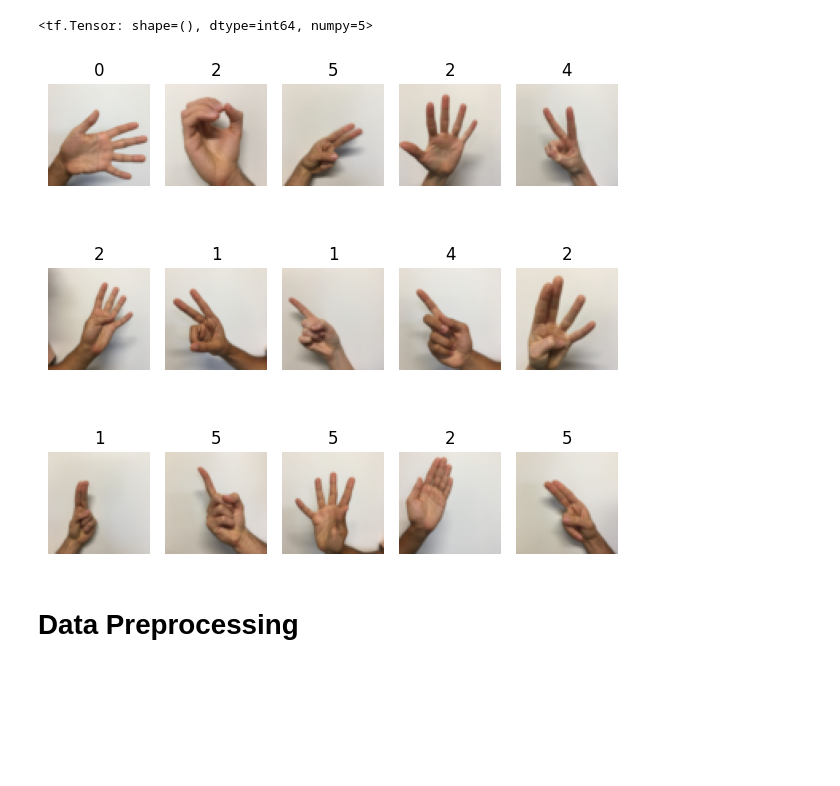
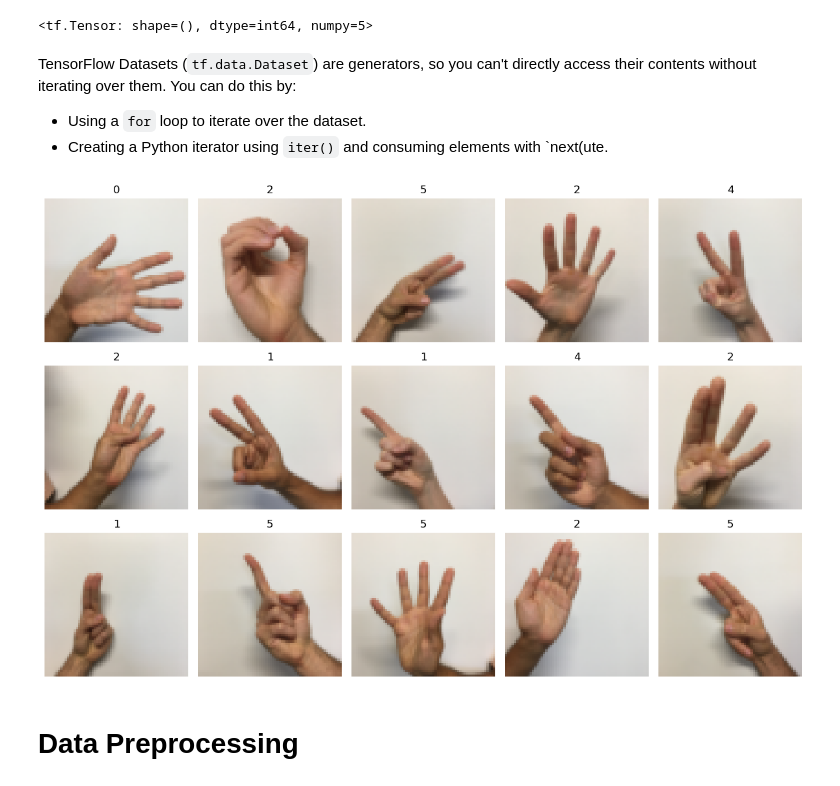
Before and after one commit to manhtdxxx/learn-ML, a Jupyter notebook: 03 - Deep Learning/DL Specialization by DeepLearning.AI/C2_W3 - Tensorflow Introduction.ipynb, the cells around one changed output. Drawn from its saved outputs; the diff is of its cells as text; code cells hidden in the pictures; blank space fills up the shorter version.

```diff
--- a/03 - Deep Learning/DL Specialization by DeepLearning.AI/C2_W3 - Tensorflow Introduction.ipynb
+++ b/03 - Deep Learning/DL Specialization by DeepLearning.AI/C2_W3 - Tensorflow Introduction.ipynb
@@ -71,20 +64,25 @@ img_iterator, label_iterator
 next(label_iterator)
 # %% [output]
 <tf.Tensor: shape=(), dtype=int64, numpy=5>
+# %% [markdown]
+TensorFlow Datasets (`tf.data.Dataset`) are generators, so you can't directly access their contents without iterating over them. You can do this by:
+
+- Using a `for` loop to iterate over the dataset.
+- Creating a Python iterator using `iter()` and consuming elements with `next(ute.
 # %%
 n_rows = 3
 n_cols = 5
 
-plt.figure(figsize=(6,6))
+plt.figure(figsize=(12, 8))
 for i in range(n_rows * n_cols):
     axe = plt.subplot(n_rows, n_cols, i+1)
     plt.imshow(next(img_iterator).numpy())
     plt.title(next(label_iterator).numpy())
     plt.axis('off')
 
 plt.tight_layout()
 # %% [output]
-[figure, old version]
+[figure, new version]
 # %% [markdown]
 # Data Preprocessing
 # %% [markdown]
```
Also changed, not shown: parts of 26 cells of this notebook.
